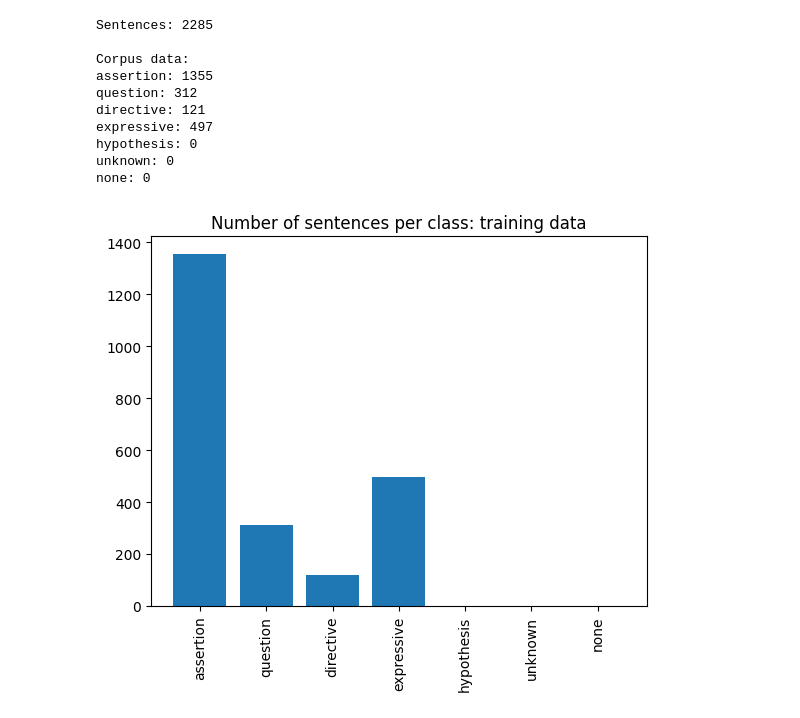
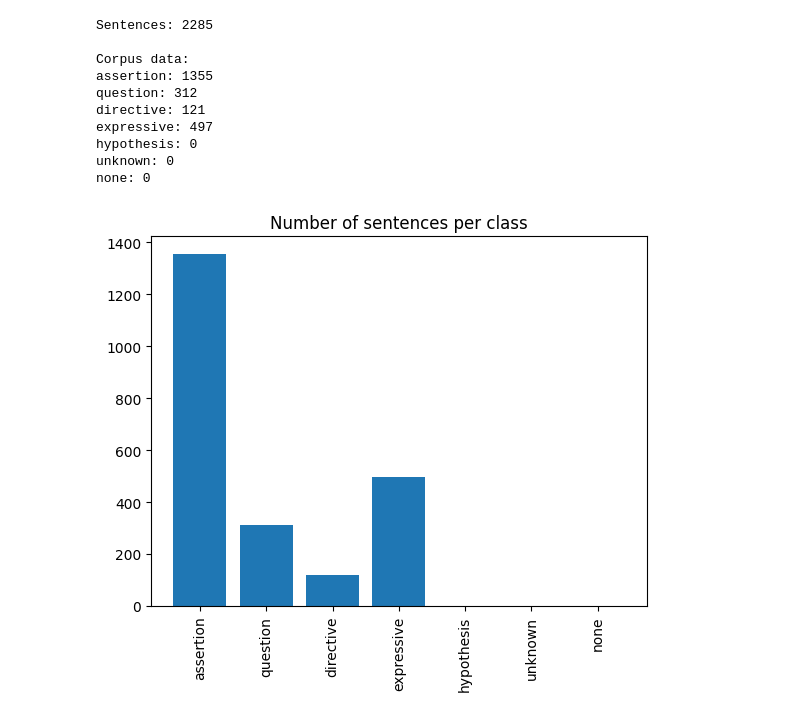
Before and after one commit to Daniel-B-Tufvesson/speech-act-classifier, a Jupyter notebook: notebooks/data_visualization.ipynb, the cells around one changed output. Cells and saved outputs as stored; diff of their text form; code cells hidden in the pictures.

```diff
--- a/notebooks/data_visualization.ipynb
+++ b/notebooks/data_visualization.ipynb
@@ -7,38 +8,40 @@ import pprint
 # %%
-corpus = corp.Corpus('../data/annotated data/dev-set-sentiment.conllu.bz2')
+import matplotlib.pyplot as plt
 
-print(f'Sentences: {corpus.sentence_count}')
-print()
+def plot_class_frequencies(corpus: corp.Corpus, labels: list[str]):
+    frequencies = st.speech_act_frequencies(corpus)
+    counts = [frequencies[label] for label in labels]
 
-# Get class frequencies for corpus.
-labels = anno.SpeechActLabels.get_labels()
-corpus_frequencies = st.speech_act_frequencies(corpus)
-corpus_counts = [corpus_frequencies[label] for label in labels]
+    for label in labels:
+        print(f'{label}: {frequencies[label]}')
 
-# Print the class frequencies.
-print('Corpus data:')
-for label in labels:
-    print(f'{label}: {corpus_frequencies[label]}')
-
-# Plot the class frequencies.
-import matplotlib.pyplot as plt
-plt.figure(facecolor='white')
-plt.title("Number of sentences per class: training data")
-plt.bar(x = labels, height = corpus_counts)
-plt.xticks(rotation=90)
-plt.show()
+    # Plot the class frequencies.
+    plt.figure(facecolor='white')
+    plt.title("Number of sentences per class")
+    plt.bar(x = labels, height = counts)
+    plt.xticks(rotation=90)
+    plt.show()
-# %% [output]
-Sentences: 2285
-
-Corpus data:
-assertion: 1355
-question: 312
-directive: 121
-expressive: 497
-hypothesis: 0
-unknown: 0
-none: 0
-[figure, removed]
+# %%
+corpus = corp.Corpus('../data/annotated data/dev-set-sentiment.conllu.bz2')
+
+print(f'Sentences: {corpus.sentence_count}')
+print()
+
+# Print the class frequencies.
+print('Corpus data:')
+plot_class_frequencies(corpus, labels)
+# %% [output]
+Sentences: 2285
+
+Corpus data:
+assertion: 1355
+question: 312
+directive: 121
+expressive: 497
+hypothesis: 0
+unknown: 0
+none: 0
+[figure, added]
 # %%
 test_corpus = corp.Corpus('../data/annotated data/dev-set-sentiment-test.conllu.bz2')
 train_corpus = corp.Corpus('../data/annotated data/dev-set-sentiment-train.conllu.bz2')
```
Also changed, not shown: parts of 4 cells of this notebook, 6 other files.
